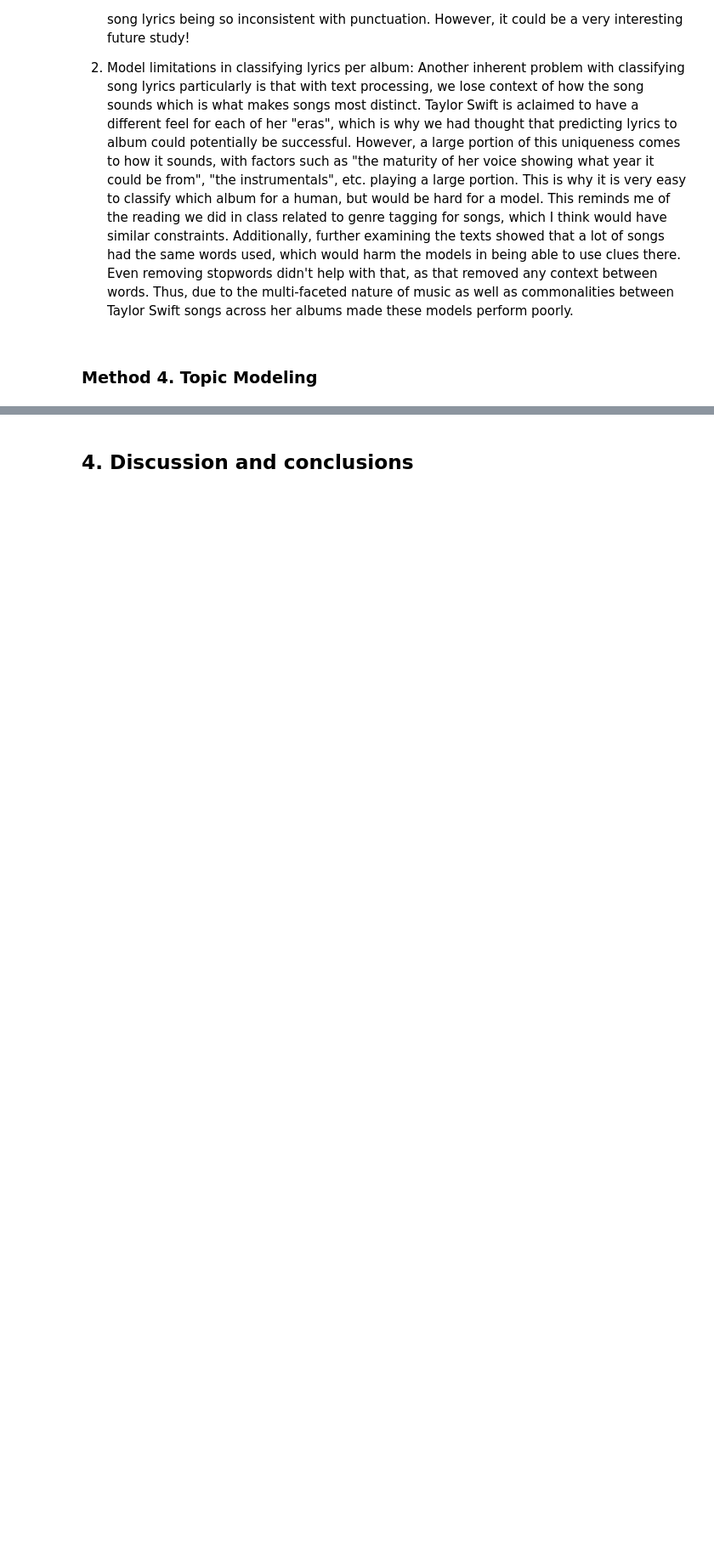
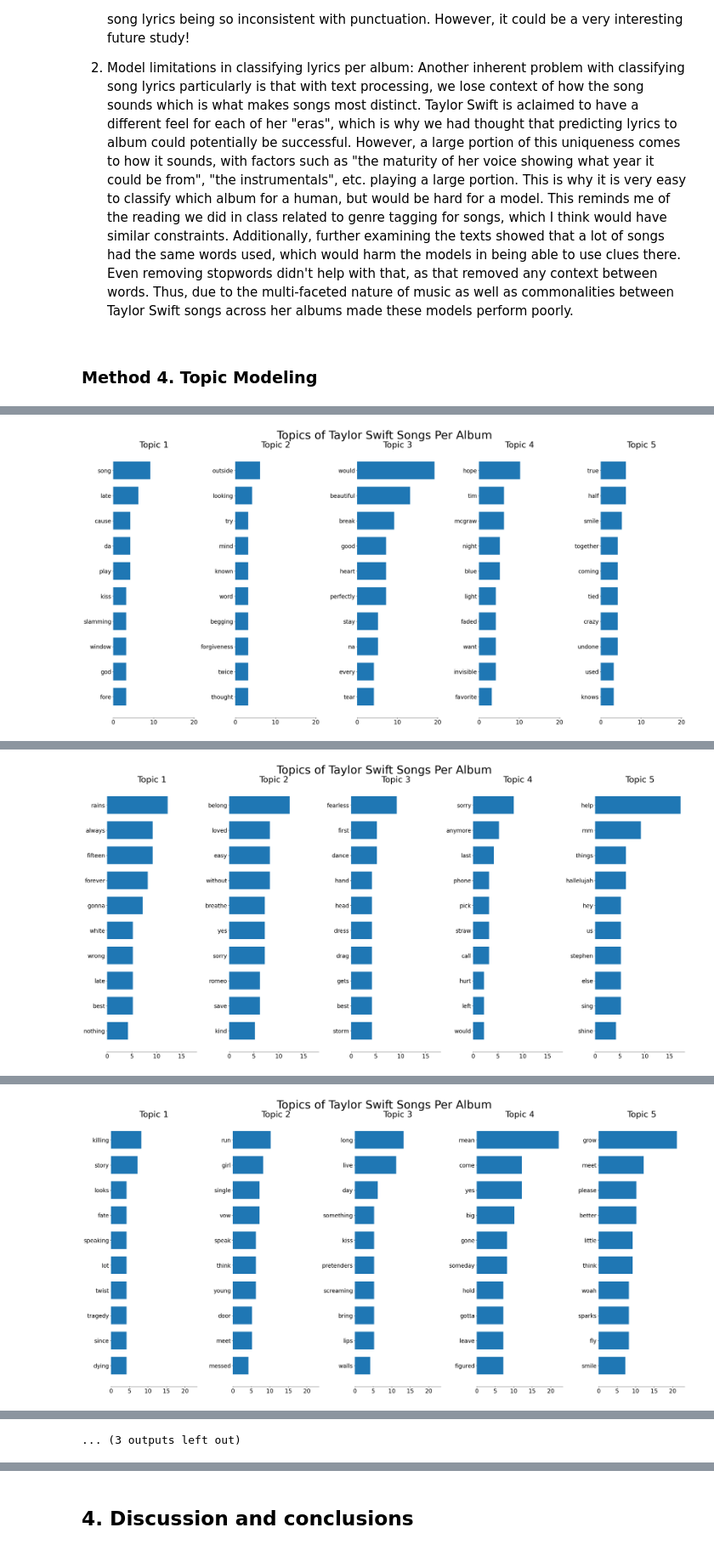
Before and after one commit to sreyaj99/nlp_tswift, a Jupyter notebook: project.ipynb, the cells around one changed output, grey strips where cells are left out. Shown at 85% size. Saved outputs shown, nothing was run; the diff lists cells and outputs as text; code cells hidden in the pictures; blank space fills up the shorter version.

```diff
--- a/project.ipynb
+++ b/project.ipynb
@@ -1781,0 +1966,6 @@ Overall, from examining the performance of the baseline classifiers and the Bert
+# %%
+sc_topics = StandardScaler().fit_transform(doc_topic_matrix)
+
+predictor = LogisticRegression(multi_class = 'multinomial', max_iter = 10000).fit(sc_topics, labels)
+
+print("cross-validated f1 score (topics):", round(np.mean(cross_val_score(predictor, sc_topics, labels, scoring='f1_weighted', cv=10)),3))
@@ -1781,0 +2042,68 @@ Overall, from examining the performance of the baseline classifiers and the Bert
+# %%
+# Topics per album
+for album in album_dict.keys():
+    print("Album Name:", album)
+    lyrics = album_dict[album]
+    # Topic Modeling
+    topics = ['love', 'growth', 'bad', 'contemplative', 'dancing']
+    sw = stopwords.words('english')
+    sw.extend(["oh", "yeah", "ah", "la", "mmm", "ooh", "uh"])
+
+    vectorizer = CountVectorizer( # Token counts, not normalized (sklearn normalizes later)
+        input = 'content',
+        encoding = 'utf-8',
+        strip_accents = 'unicode',
+        stop_words=sw, # uncomment to remove fixed stops from input
+        lowercase = True,
+        min_df = 0.001, # Remember that we've chunked by paragraph
+        max_df = 0.25    # Ditto
+    )
+
+    vec_sc = vectorizer.fit_transform(lyrics)
+
+    print("Feature matrix shape:", vec_sc.shape)
+
+    lda = LatentDirichletAllocation(
+        n_components=5, # Number of topics to find
+        n_jobs=-1,       # Use all CPU cores
+        verbose=1,       # Print progress
+        max_iter=20,     # Might want more in production work
+        evaluate_every=0, # Set >=1 to test for convergence (slow, but can stop iteration)
+        random_state=42
+    )
+
+    lda.fit(vec_sc)
+
+    def display_topics(model, feature_names, k_top_words, title, n_topics=10):
+        fig, axes = plt.subplots(round(n_topics/5), 5, figsize=(30, 15), sharex=True)
+        axes = axes.flatten()
+        for topic_idx, topic in enumerate(model.components_):
+            top_features_ind = topic.argsort()[-k_top_words:]
+            top_features = feature_names[top_features_ind]
+            weights = topic[top_features_ind]
+
+            ax = axes[topic_idx]
+            ax.barh(top_features, weights, height=0.7)
+            ax.set_title(f"Topic {topic_idx +1}", fontdict={"fontsize": 30})
+            ax.tick_params(axis="both", which="major", labelsize=20)
+            for i in "top right left".split():
+                ax.spines[i].set_visible(False)
+            fig.suptitle(title, fontsize=40)
+
+        plt.subplots_adjust(top=0.90, bottom=0.05, wspace=0.90, hspace=0.3)
+        plt.tight_layout()
+        plt.show()
+
+    display_topics(model=lda, feature_names=vectorizer.get_feature_names_out(), k_top_words=10, title="Topics of Taylor Swift Songs Per Album", n_topics=5)
+
+    doc_topic_matrix = lda.transform(vec_sc)
+    print("Doc-topic matrix shape:", doc_topic_matrix.shape)
+    labels = label_dict[album]
+
+    sc_topics = StandardScaler().fit_transform(doc_topic_matrix)
+
+    predictor = LogisticRegression(multi_class = 'multinomial', max_iter = 10000).fit(sc_topics, labels)
+
+    print("cross-validated f1 score (topics):", round(np.mean(cross_val_score(predictor, sc_topics, labels, scoring='f1_weighted', cv=3)),3))
+    print("\n")
+# %% [output]
@@ -1781,0 +2127 @@ Overall, from examining the performance of the baseline classifiers and the Bert
+[figure, added]
@@ -1781,0 +2145 @@ Overall, from examining the performance of the baseline classifiers and the Bert
+[figure, added]
@@ -1781,0 +2163 @@ Overall, from examining the performance of the baseline classifiers and the Bert
+[figure, added]
@@ -1781,0 +2218 @@ Overall, from examining the performance of the baseline classifiers and the Bert
+... (3 outputs left out)
```
Also changed, not shown: parts of 25 cells of this notebook, 2 other files.
